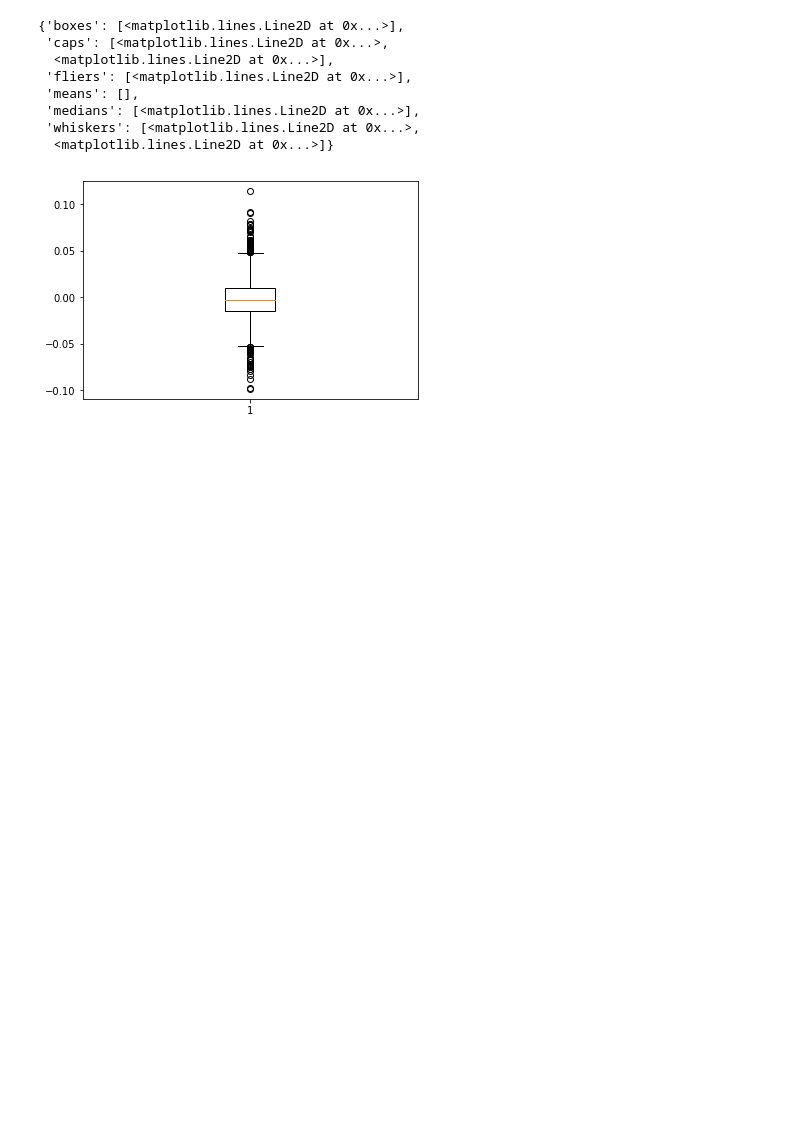
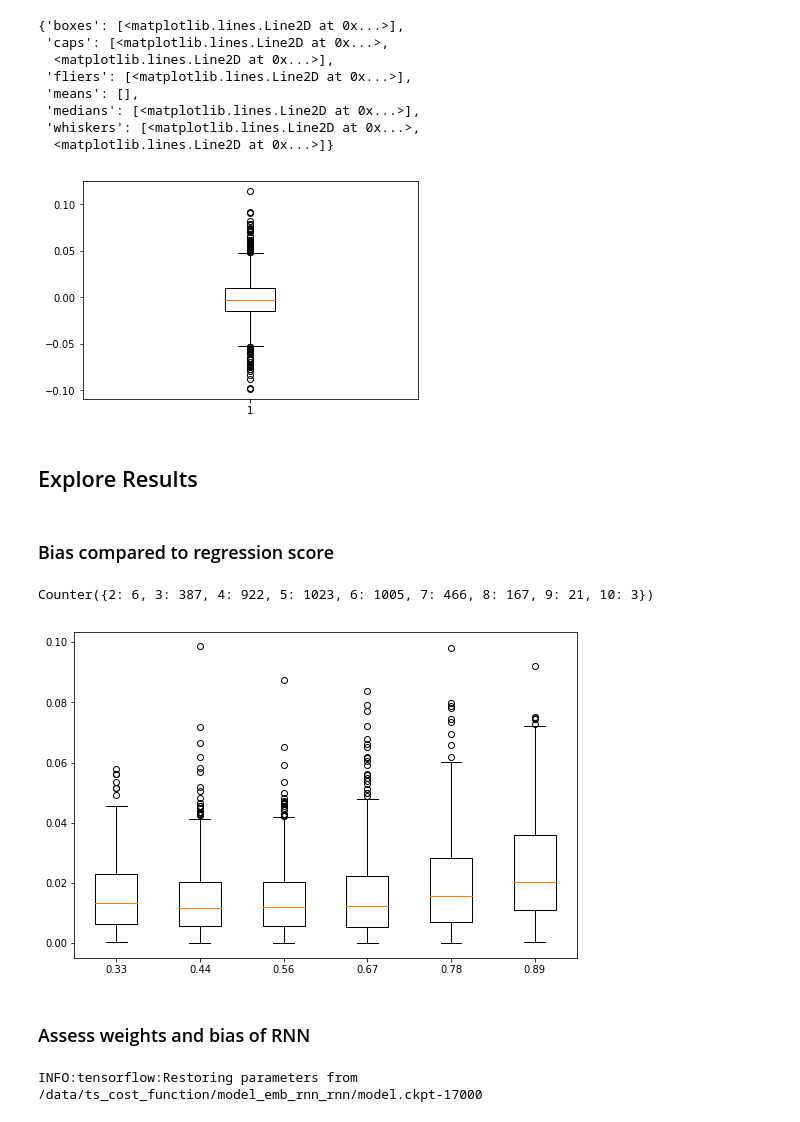
Before and after one commit to PaulOpu/TS_LossFunction, a Jupyter notebook: code/Opuchlich_Cost_Function_NN.ipynb, the cells around one changed output. Saved outputs shown, nothing was run; the diff lists cells and outputs as text; code cells hidden in the pictures; blank space fills up the shorter version.

Commit message:
result exploration

```diff
--- a/code/Opuchlich_Cost_Function_NN.ipynb
+++ b/code/Opuchlich_Cost_Function_NN.ipynb
@@ -692,4 +726,5 @@ INFO:tensorflow:Running local_init_op.
 INFO:tensorflow:Done running local_init_op.
 # %%
 act = test_df.iloc[:4000]["regression_score"].values
-preds = np.concatenate(preds)
+pred_reg = np.concatenate(pred_reg)
+mean_squared_error(pred_reg,act)
@@ -710,3 +743,36 @@ plt.boxplot(diff)
  'whiskers': [<matplotlib.lines.Line2D at 0x...>,
   <matplotlib.lines.Line2D at 0x...>]}
 [figure]
+# %% [markdown]
+## Explore Results
+# %%
+eval_df = test_df[test_df.columns[:-2]].iloc[:4000].copy()
+eval_df["prediction"] = preds
+# %% [markdown]
+### Bias compared to regression score
+# %%
+eval_df["bias"] = np.abs((eval_df["regression_score"] - eval_df["prediction"]).values)
+# %%
+bins     = np.linspace(0, 1, 10)
+reg_binned = np.digitize(eval_df["regression_score"].values, bins)
+eval_df["reg_bin"] = reg_binned
+Counter(reg_binned)
+# %% [output]
+Counter({2: 6, 3: 387, 4: 922, 5: 1023, 6: 1005, 7: 466, 8: 167, 9: 21, 10: 3})
+# %%
+#Exclude 1,2,9,10 , because there are to few samples
+data = [eval_df.loc[eval_df["reg_bin"] == i]["bias"].values for i in range(3,9)]
+
+# Create a figure instance
+fig = plt.figure(1, figsize=(9, 6))
+
+# Create an axes instance
+ax = fig.add_subplot(111)
+
+ax.boxplot(data)
+ax.set_xticklabels(np.round(bins[3:9],2))
+fig.show()
+# %% [output]
+[figure, added]
+# %% [markdown]
+### Assess weights and bias of RNN
@@ -712,0 +781,18 @@ plt.boxplot(diff)
+# %%
+meta_path = '/data/ts_cost_function/model_emb_rnn_rnn/model.ckpt-17000.meta'
+ckpt_path = '/data/ts_cost_function/model_emb_rnn_rnn/model.ckpt-17000'
+#tf.reset_default_graph()
+
+with tf.Session() as sess:
+    #tf.reset_default_graph()
+    # Restore graph
+    saver = tf.train.import_meta_graph(meta_path)
+
+    saver.restore(sess, ckpt_path)
+
+    g = tf.get_default_graph()
+    w1 = g.get_tensor_by_name('word_cell/rnn/basic_lstm_cell/kernel:0')
+
+    word_weights = sess.run(w1)
+# %% [output]
+INFO:tensorflow:Restoring parameters from /data/ts_cost_function/model_emb_rnn_rnn/model.ckpt-17000
```
Also changed, not shown: parts of 45 cells of this notebook.
